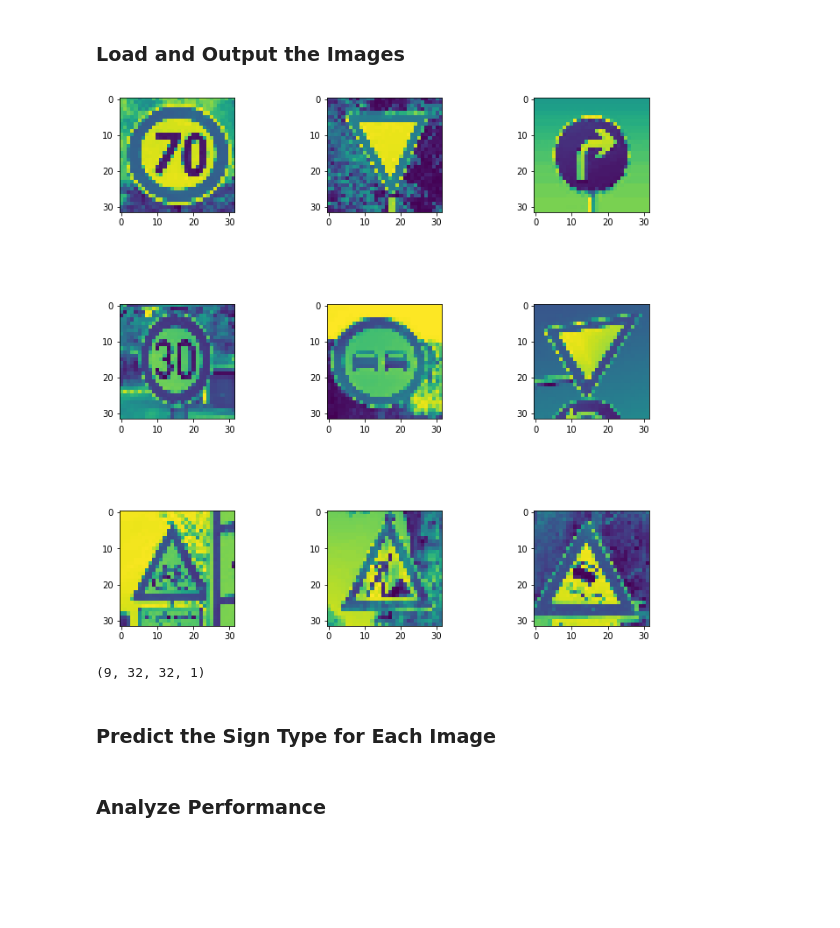
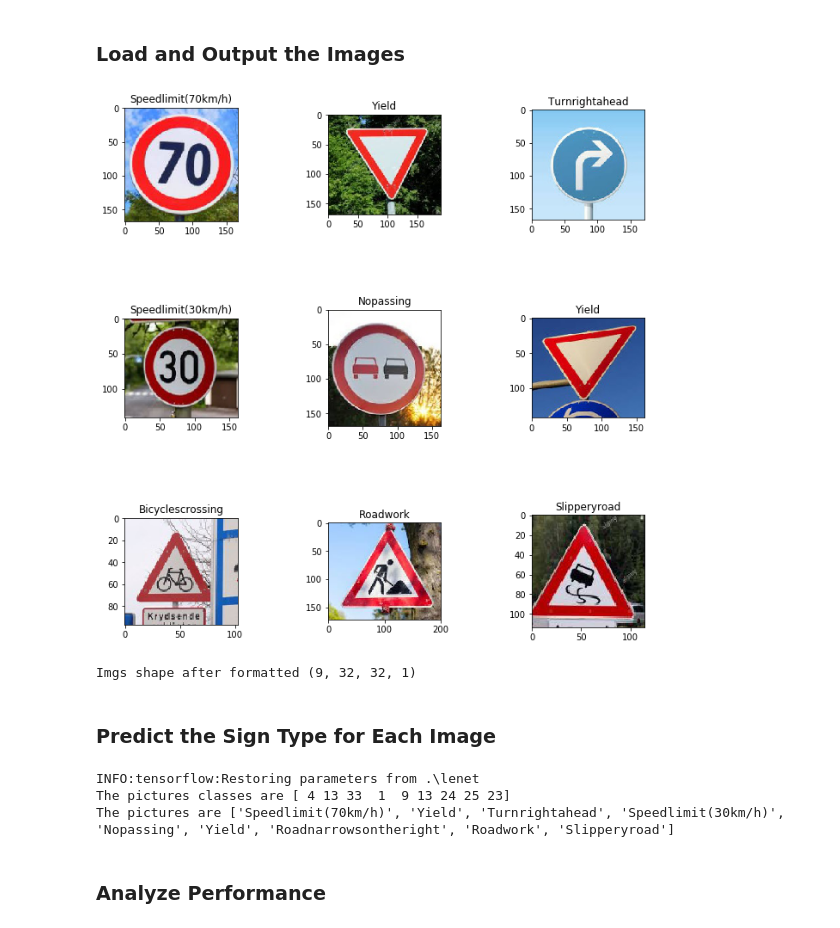
Before and after one commit to rozoalex/Traffic_Sign_Classifier, a Jupyter notebook: Traffic_Sign_Classifier.ipynb, the cells around one changed output. Saved outputs shown, nothing was run; the diff lists cells and outputs as text; code cells hidden in the pictures; blank space fills up the shorter version.

```diff
--- a/Traffic_Sign_Classifier.ipynb
+++ b/Traffic_Sign_Classifier.ipynb
@@ -306,7 +312,7 @@ def LeNet(x, number_of_image_channels, number_of_classes):
     mu = 0
     sigma = 0.1
 
-    L1_FEATURES = 36 #26 -> 0.943
+    L1_FEATURES = 26
 
     # Layer 1: Convolutional. Input = 32x32x(number_of_image_channels). Output = 28x28xL1_FEATURES.
     conv1_W = tf.Variable(tf.truncated_normal(shape=(5, 5, number_of_image_channels, L1_FEATURES), mean = mu, stddev = sigma))
@@ -319,7 +325,7 @@ def LeNet(x, number_of_image_channels, number_of_classes):
     # Pooling. Input = 28x28xL1_FEATURES. Output = 14x14xL1_FEATURES.
     conv1 = tf.nn.max_pool(conv1, ksize=[1, 2, 2, 1], strides=[1, 2, 2, 1], padding='VALID')
 
-    L2_FEATURES = 56 #36 -> 0.943
+    L2_FEATURES = 36
 
     # Layer 2: Convolutional. Output = 10x10xL2_FEATURES.
     conv2_W = tf.Variable(tf.truncated_normal(shape=(5, 5, L1_FEATURES, L2_FEATURES), mean = mu, stddev = sigma))
@@ -464,17 +470,19 @@ You may find `signnames.csv` useful as it contains mappings from the class id (i
 ### Load and Output the Images
 # %%
 img_array = []
+net_img_labels = [4,13,33,1,9,13,29,25,23]
 fig=plt.figure(figsize=(12, 12))
 for i in range(1, 10):
     fig.add_subplot(3, 3, i)
     new_img = im.imread('./traffic-signs-data/' + str(i) + '.JPG')
+    plt.imshow(new_img)
+    plt.title(labels[str(net_img_labels[i-1])])
     img_array.append(np.array(transform.resize(rgb2gray(normalize(new_img)), (32, 32))))
-    plt.imshow(transform.resize(rgb2gray(normalize(new_img)), (32, 32)))
     # plt.title(labels[str(classes[index])])
 plt.subplots_adjust(left=0.2, wspace=0.8, top=0.9)
 plt.show()
 img_array = np.array(img_array).reshape(9, 32, 32, 1)
-print(img_array.shape)
+print('Imgs shape after formatted',img_array.shape)
 # %% [output]
-[figure, old version]
+[figure, new version]
-(9, 32, 32, 1)
+Imgs shape after formatted (9, 32, 32, 1)
@@ -486,5 +492,16 @@ plt.im
 ### Run the predictions here and use the model to output the prediction for each image.
 ### Make sure to pre-process the images with the same pre-processing pipeline used earlier.
 ### Feel free to use as many code cells as needed.
+with tf.Session() as sess:
+    saver.restore(sess, tf.train.latest_checkpoint('.'))
+    prediction = tf.argmax(logits, 1)
+    prediction_result = sess.run(prediction, feed_dict={x: img_array})
+    print('The pictures classes are', prediction_result)
+    label_results = list(map(lambda cls: labels[str(cls)], prediction_result))
+    print('The pictures are', label_results)
+# %% [output]
+INFO:tensorflow:Restoring parameters from .\lenet
+The pictures classes are [ 4 13 33  1  9 13 24 25 23]
+The pictures are ['Speedlimit(70km/h)', 'Yield', 'Turnrightahead', 'Speedlimit(30km/h)', 'Nopassing', 'Yield', 'Roadnarrowsontheright', 'Roadwork', 'Slipperyroad']
 # %% [markdown]
 ### Analyze Performance
```
Also changed, not shown: parts of 14 cells of this notebook, 3 other files.
